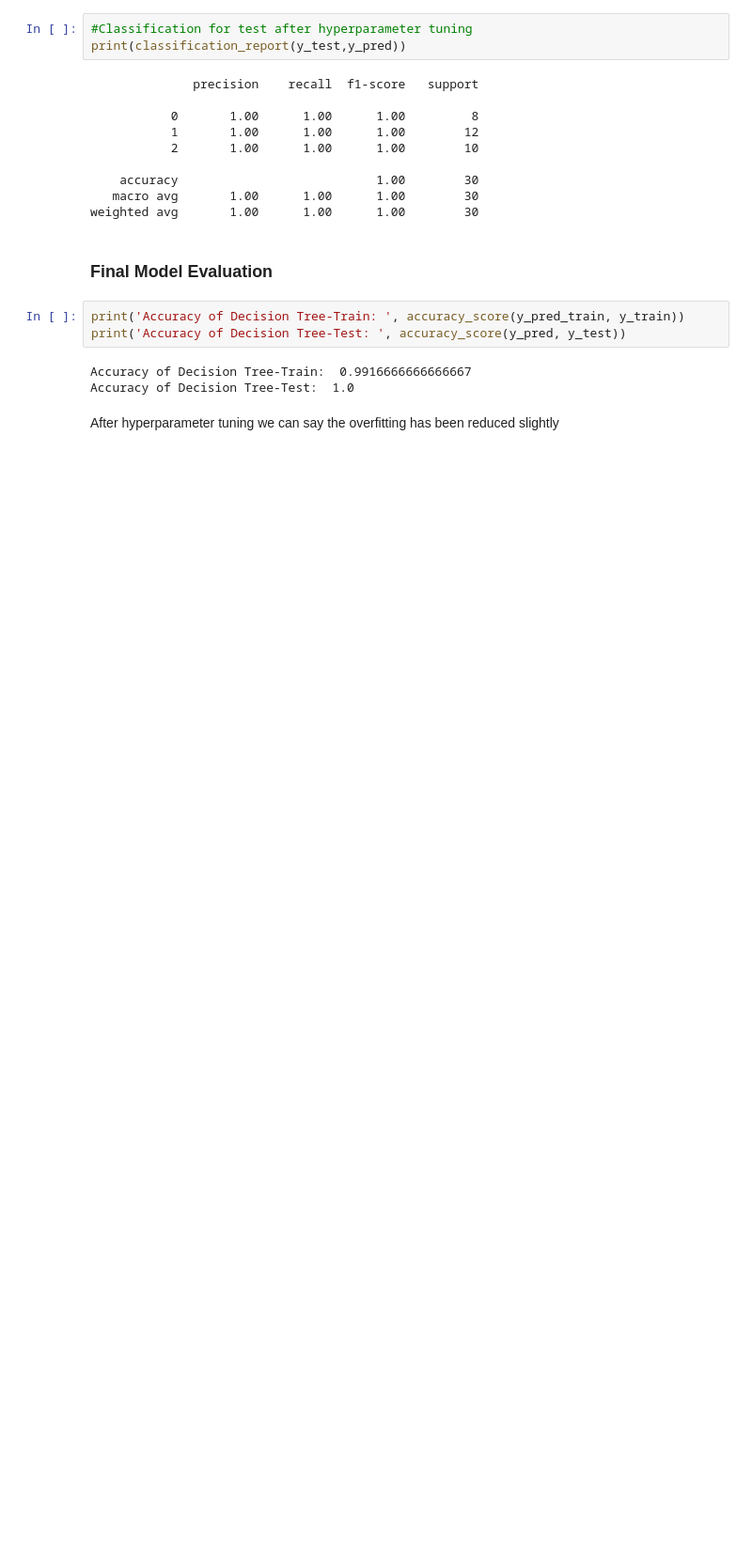
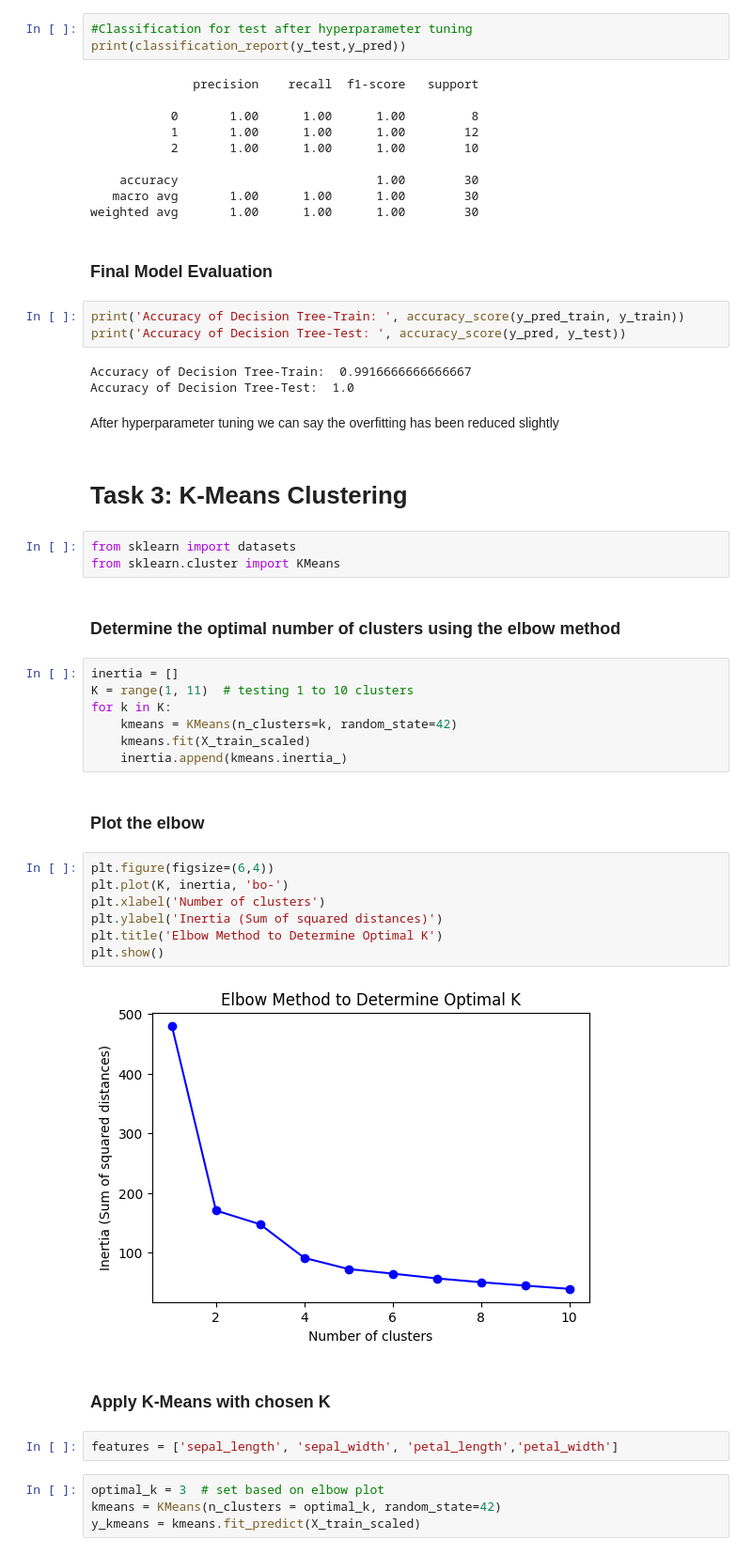
Before and after one commit to diya-coder17/Iris-classifier, a Jupyter notebook: iris_prediction.ipynb, the cells around one changed output. Shown at 94% size. Drawn from its saved outputs; the diff is of its cells as text; blank space fills up the shorter version.

Commit message:
Implemented K-Means clustering (Task 3) and updated README with clustering interpretation

```diff
--- a/iris_prediction.ipynb
+++ b/iris_prediction.ipynb
@@ -354,3 +354,36 @@ Accuracy of Decision Tree-Train:  0.9916666666666667
 Accuracy of Decision Tree-Test:  1.0
 # %% [markdown]
 After hyperparameter tuning we can say the overfitting has been reduced slightly
+# %% [markdown]
+# Task 3: K-Means Clustering
+# %%
+from sklearn import datasets
+from sklearn.cluster import KMeans
+# %% [markdown]
+### Determine the optimal number of clusters using the elbow method
+# %%
+inertia = []
+K = range(1, 11)  # testing 1 to 10 clusters
+for k in K:
+    kmeans = KMeans(n_clusters=k, random_state=42)
+    kmeans.fit(X_train_scaled)
+    inertia.append(kmeans.inertia_)
+# %% [markdown]
+### Plot the elbow
+# %%
+plt.figure(figsize=(6,4))
+plt.plot(K, inertia, 'bo-')
+plt.xlabel('Number of clusters')
+plt.ylabel('Inertia (Sum of squared distances)')
+plt.title('Elbow Method to Determine Optimal K')
+plt.show()
+# %% [output]
+[figure, added]
+# %% [markdown]
+### Apply K-Means with chosen K
+# %%
+features = ['sepal_length', 'sepal_width', 'petal_length','petal_width']
+# %%
+optimal_k = 3  # set based on elbow plot
+kmeans = KMeans(n_clusters = optimal_k, random_state=42)
+y_kmeans = kmeans.fit_predict(X_train_scaled)
```
Also changed, not shown: parts of 7 cells of this notebook, 1 other file.
